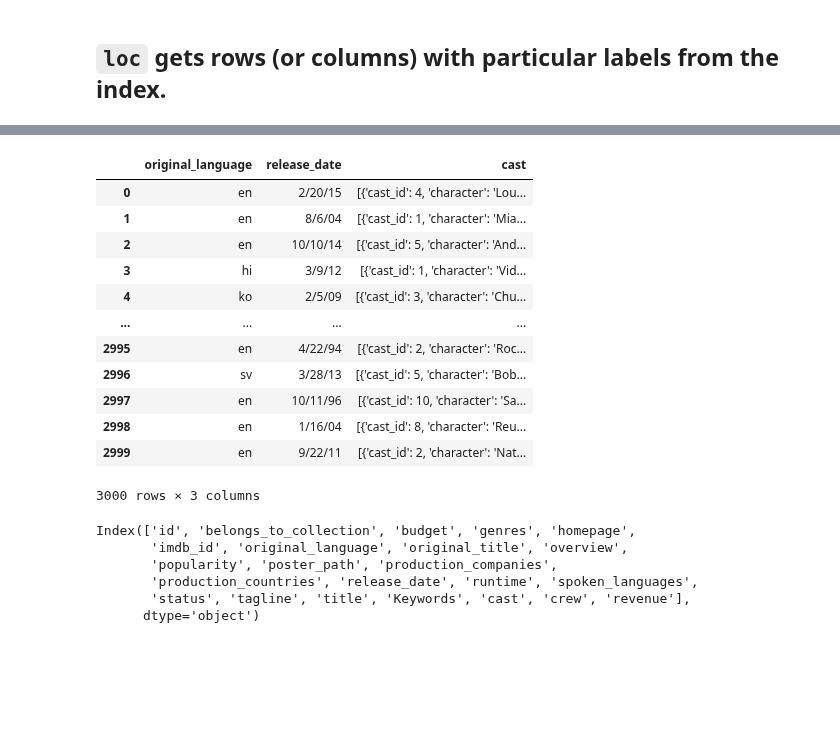
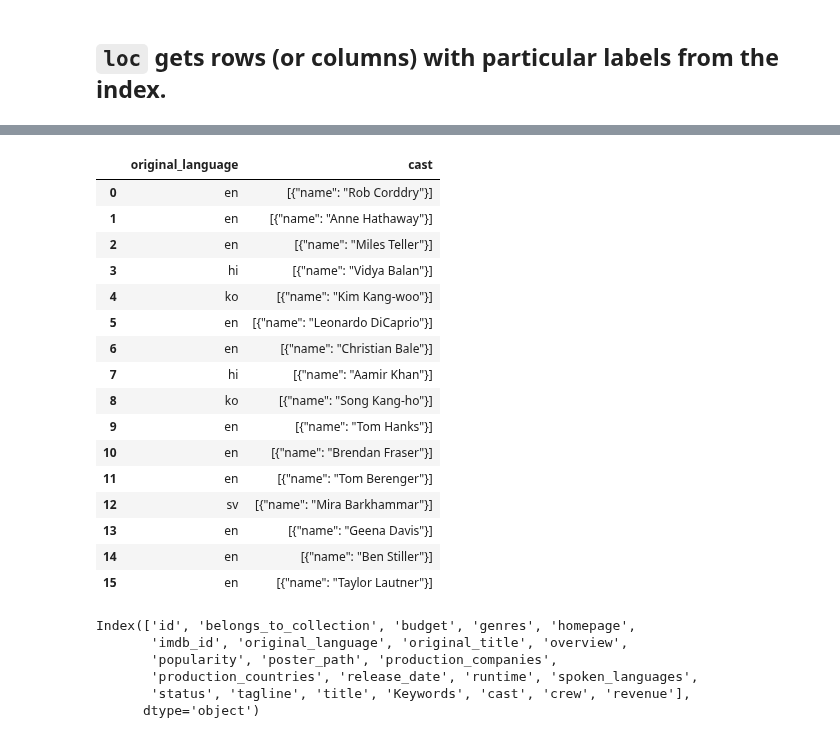
Before and after one commit to laxmanclinilaunch-hub/AI-ML-8-9-, a Jupyter notebook: 2.EDA/Pandas_Operations.ipynb, the cells around one changed output, grey strips where cells are left out. Cells and saved outputs as stored; diff of their text form; code cells hidden in the pictures; blank space fills up the shorter version.

```diff
--- a/2.EDA/Pandas_Operations.ipynb
+++ b/2.EDA/Pandas_Operations.ipynb
@@ -270,0 +283,2 @@ df.head(1)
+# %%
+df.Keywords=df.Keywords.fillna(df.Keywords.mode()[0])
@@ -270,0 +347,2 @@ df.head(1)
+# %%
+df["imdb_id"] = df["imdb_id"].str.replace("tt", "", regex=False)
@@ -270,0 +369,2 @@ df.head(1)
+# %%
+df.imdb_id=df.imdb_id.astype("int64")
@@ -270,0 +395,2 @@ df.head(1)
+# %%
+df.release_date=pd.to_datetime(df.release_date,format="%m-%d-%y",errors="coerce")
@@ -349,19 +534,23 @@ df[0:10]
 # %%
-df[['original_language','release_date','cast']]
+df[ ['original_language','cast'] ] [:16]
 # %% [output]
-|  | original_language | release_date | cast |
-| 0 | en | 2/20/15 | [{'cast_id': 4, 'character': 'Lou... |
-| 1 | en | 8/6/04 | [{'cast_id': 1, 'character': 'Mia... |
-| 2 | en | 10/10/14 | [{'cast_id': 5, 'character': 'And... |
-| 3 | hi | 3/9/12 | [{'cast_id': 1, 'character': 'Vid... |
-| 4 | ko | 2/5/09 | [{'cast_id': 3, 'character': 'Chu... |
-| ... | ... | ... | ... |
-| 2995 | en | 4/22/94 | [{'cast_id': 2, 'character': 'Roc... |
-| 2996 | sv | 3/28/13 | [{'cast_id': 5, 'character': 'Bob... |
-| 2997 | en | 10/11/96 | [{'cast_id': 10, 'character': 'Sa... |
-| 2998 | en | 1/16/04 | [{'cast_id': 8, 'character': 'Reu... |
-| 2999 | en | 9/22/11 | [{'cast_id': 2, 'character': 'Nat... |
+|  | original_language | cast |
+| 0 | en | [{"name": "Rob Corddry"}] |
+| 1 | en | [{"name": "Anne Hathaway"}] |
+| 2 | en | [{"name": "Miles Teller"}] |
+| 3 | hi | [{"name": "Vidya Balan"}] |
+| 4 | ko | [{"name": "Kim Kang-woo"}] |
+| 5 | en | [{"name": "Leonardo DiCaprio"}] |
+| 6 | en | [{"name": "Christian Bale"}] |
+| 7 | hi | [{"name": "Aamir Khan"}] |
+| 8 | ko | [{"name": "Song Kang-ho"}] |
+| 9 | en | [{"name": "Tom Hanks"}] |
+| 10 | en | [{"name": "Brendan Fraser"}] |
+| 11 | en | [{"name": "Tom Berenger"}] |
+| 12 | sv | [{"name": "Mira Barkhammar"}] |
+| 13 | en | [{"name": "Geena Davis"}] |
+| 14 | en | [{"name": "Ben Stiller"}] |
+| 15 | en | [{"name": "Taylor Lautner"}] |
-3000 rows × 3 columns
 # %%
 df.columns
 # %% [output]
```
Also changed, not shown: parts of 85 cells of this notebook.
